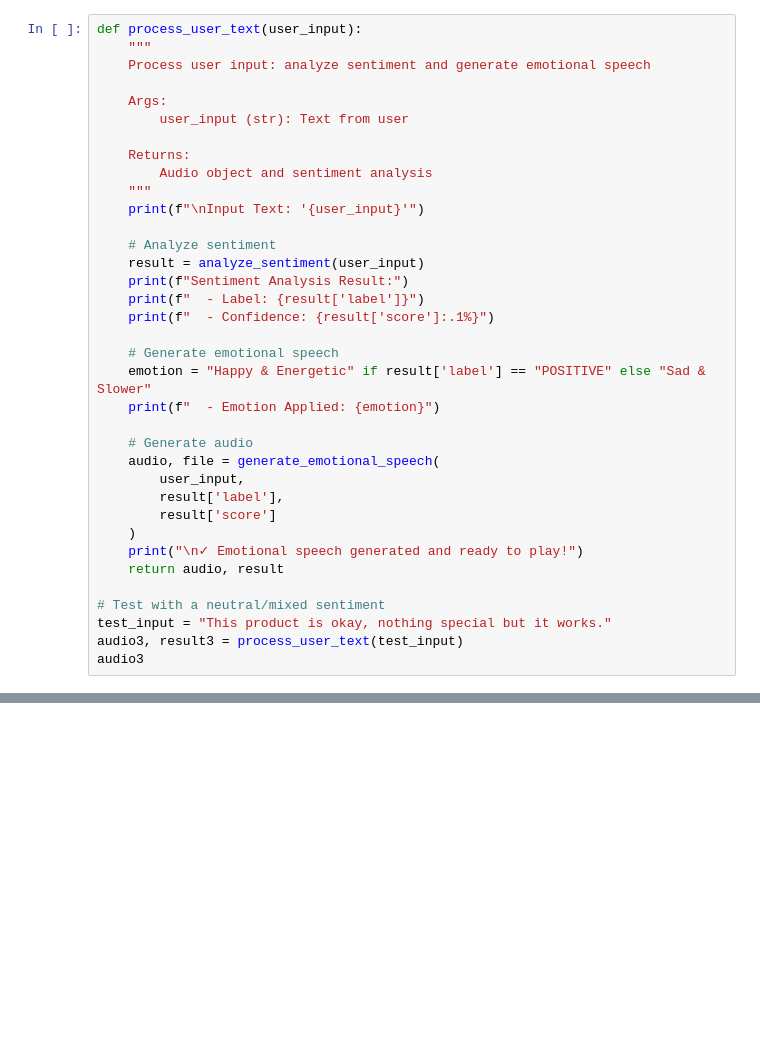
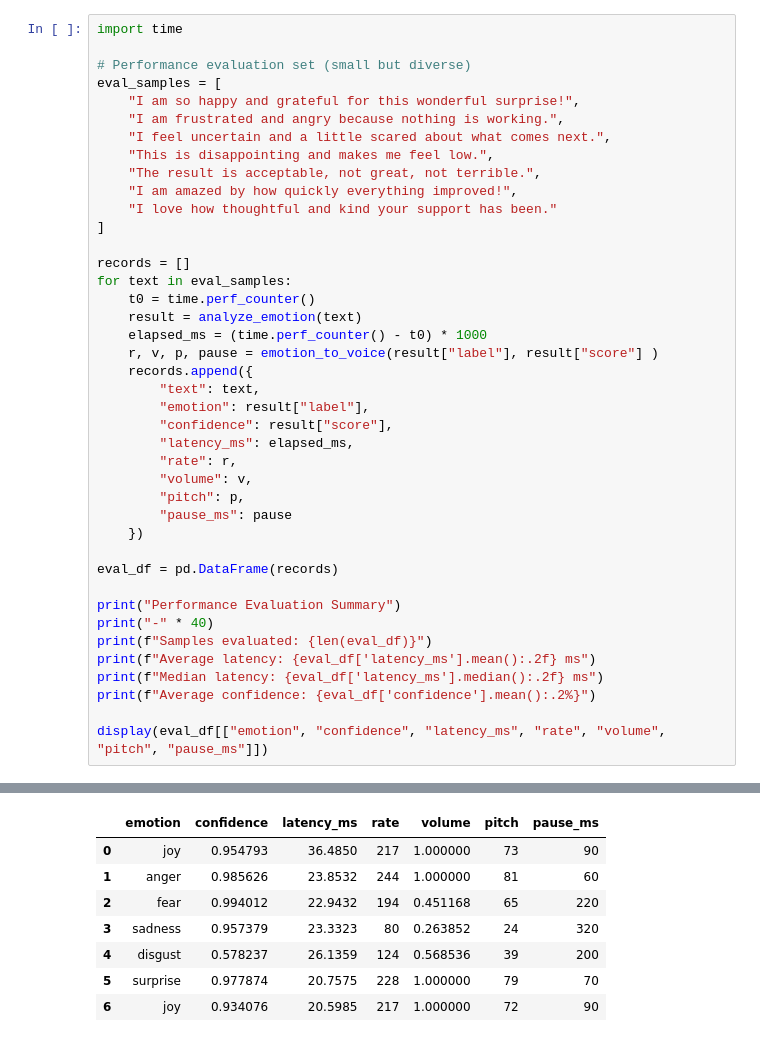
Before and after one commit to ArnavKarwa07/CCNLP, a Jupyter notebook: assignment8.ipynb, the cells around one changed output, grey strips where cells are left out. Saved outputs shown, nothing was run; the diff lists cells and outputs as text; blank space fills up the shorter version.

```diff
--- a/assignment8.ipynb
+++ b/assignment8.ipynb
@@ -186,37 +311,42 @@ Generating emotional speech...
 # %%
-def process_user_text(user_input):
-    """
-    Process user input: analyze sentiment and generate emotional speech
+import time
 
-    Args:
-        user_input (str): Text from user
+# Performance evaluation set (small but diverse)
+eval_samples = [
+    "I am so happy and grateful for this wonderful surprise!",
+    "I am frustrated and angry because nothing is working.",
+    "I feel uncertain and a little scared about what comes next.",
+    "This is disappointing and makes me feel low.",
+    "The result is acceptable, not great, not terrible.",
+    "I am amazed by how quickly everything improved!",
+    "I love how thoughtful and kind your support has been."
+]
 
-    Returns:
-        Audio object and sentiment analysis
-    """
-    print(f"\nInput Text: '{user_input}'")
+records = []
+for text in eval_samples:
+    t0 = time.perf_counter()
+    result = analyze_emotion(text)
+    elapsed_ms = (time.perf_counter() - t0) * 1000
+    r, v, p, pause = emotion_to_voice(result["label"], result["score"] )
+    records.append({
+        "text": text,
+        "emotion": result["label"],
+        "confidence": result["score"],
+        "latency_ms": elapsed_ms,
+        "rate": r,
+        "volume": v,
+        "pitch": p,
+        "pause_ms": pause
+    })
 
-    # Analyze sentiment
-    result = analyze_sentiment(user_input)
-    print(f"Sentiment Analysis Result:")
-    print(f"  - Label: {result['label']}")
-    print(f"  - Confidence: {result['score']:.1%}")
+eval_df = pd.DataFrame(records)
 
-    # Generate emotional speech
-    emotion = "Happy & Energetic" if result['label'] == "POSITIVE" else "Sad & Slower"
-    print(f"  - Emotion Applied: {emotion}")
+print("Performance Evaluation Summary")
+print("-" * 40)
+print(f"Samples evaluated: {len(eval_df)}")
+print(f"Average latency: {eval_df['latency_ms'].mean():.2f} ms")
+print(f"Median latency: {eval_df['latency_ms'].median():.2f} ms")
+print(f"Average confidence: {eval_df['confidence'].mean():.2%}")
 
-    # Generate audio
-    audio, file = generate_emotional_speech(
-        user_input,
-        result['label'],
-        result['score']
-    )
-    print("\n✓ Emotional speech generated and ready to play!")
-    return audio, result
-
-# Test with a neutral/mixed sentiment
-test_input = "This product is okay, nothing special but it works."
-audio3, result3 = process_user_text(test_input)
-audio3
+display(eval_df[["emotion", "confidence", "latency_ms", "rate", "volume", "pitch", "pause_ms"]])
 # %% [output]
@@ -233,0 +359,8 @@ Sentiment Analysis Result:
+|  | emotion | confidence | latency_ms | rate | volume | pitch | pause_ms |
+| 0 | joy | 0.954793 | 36.4850 | 217 | 1.000000 | 73 | 90 |
+| 1 | anger | 0.985626 | 23.8532 | 244 | 1.000000 | 81 | 60 |
+| 2 | fear | 0.994012 | 22.9432 | 194 | 0.451168 | 65 | 220 |
+| 3 | sadness | 0.957379 | 23.3323 | 80 | 0.263852 | 24 | 320 |
+| 4 | disgust | 0.578237 | 26.1359 | 124 | 0.568536 | 39 | 200 |
+| 5 | surprise | 0.977874 | 20.7575 | 228 | 1.000000 | 79 | 70 |
+| 6 | joy | 0.934076 | 20.5985 | 217 | 1.000000 | 72 | 90 |
```
Also changed, not shown: parts of 15 cells of this notebook, 2 other files.
